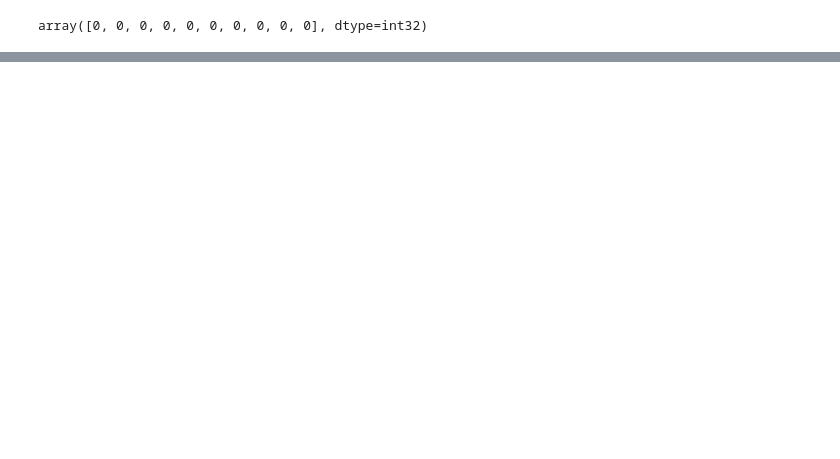
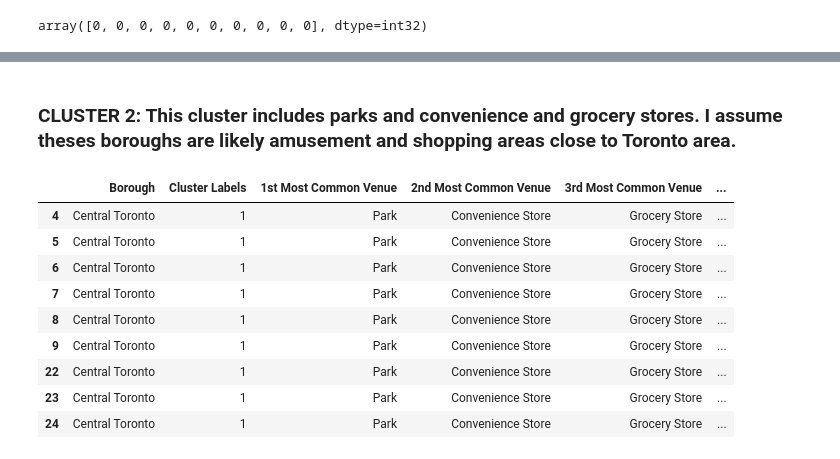
Before and after one commit to hungnk87/Cousera_Capstone, a Jupyter notebook: Capstone2.ipynb, the cells around one changed output, grey strips where cells are left out. Saved outputs shown, nothing was run; the diff lists cells and outputs as text; code cells hidden in the pictures; blank space fills up the shorter version.

```diff
--- a/Capstone2.ipynb
+++ b/Capstone2.ipynb
@@ -402,0 +439,15 @@ map_clusters
+# %% [markdown]
+### CLUSTER 2: This cluster includes parks and convenience and  grocery stores. I assume theses boroughs are likely amusement and shopping areas close to Toronto area.
+# %%
+toronto_merged.loc[toronto_merged['Cluster Labels'] == 1, toronto_merged.columns[[1] + list(range(5, toronto_merged.shape[1]))]]
+# %% [output]
+|  | Borough | Cluster Labels | 1st Most Common Venue | 2nd Most Common Venue | 3rd Most Common Venue | ... |
+| 4 | Central Toronto | 1 | Park | Convenience Store | Grocery Store | ... |
+| 5 | Central Toronto | 1 | Park | Convenience Store | Grocery Store | ... |
+| 6 | Central Toronto | 1 | Park | Convenience Store | Grocery Store | ... |
+| 7 | Central Toronto | 1 | Park | Convenience Store | Grocery Store | ... |
+| 8 | Central Toronto | 1 | Park | Convenience Store | Grocery Store | ... |
+| 9 | Central Toronto | 1 | Park | Convenience Store | Grocery Store | ... |
+| 22 | Central Toronto | 1 | Park | Convenience Store | Grocery Store | ... |
+| 23 | Central Toronto | 1 | Park | Convenience Store | Grocery Store | ... |
+| 24 | Central Toronto | 1 | Park | Convenience Store | Grocery Store | ... |
```
Also changed, not shown: parts of 25 cells of this notebook.
